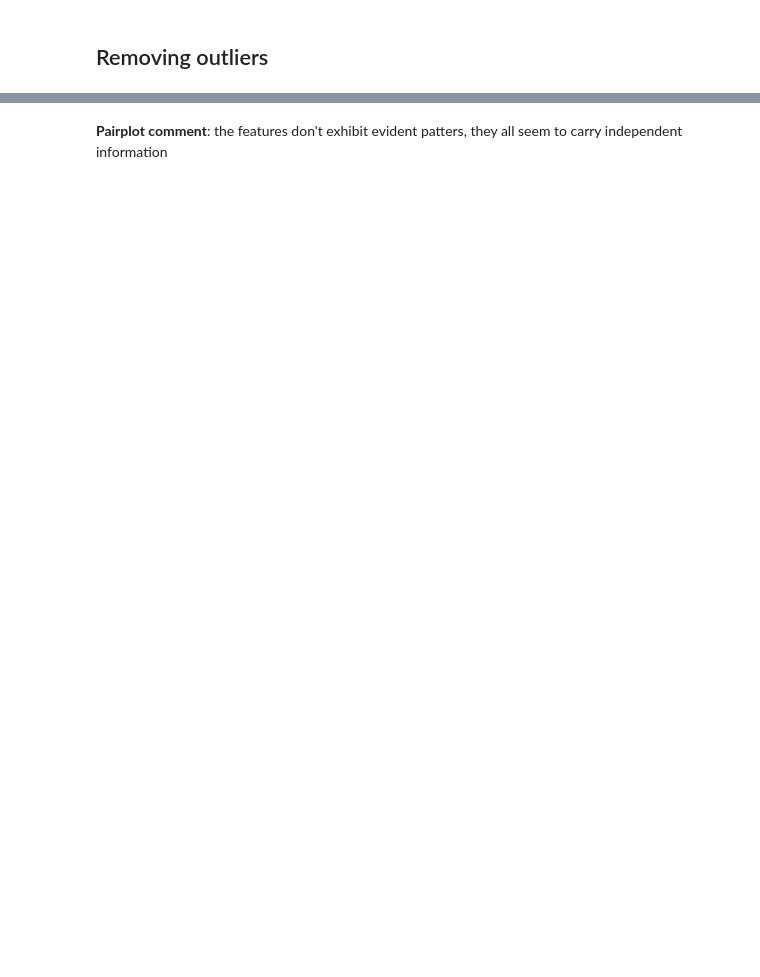
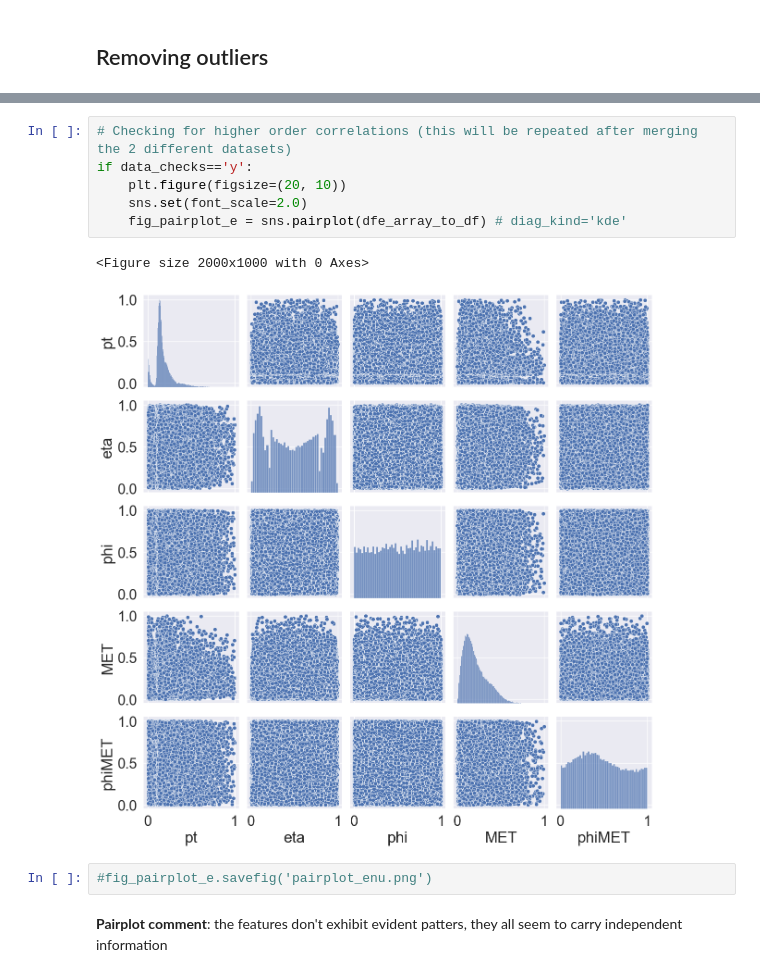
Before and after one commit to jlancione/thesis_notebooks, a Jupyter notebook: Wdecay.ipynb, the cells around one changed output, grey strips where cells are left out. Saved outputs shown, nothing was run; the diff lists cells and outputs as text; blank space fills up the shorter version.

```diff
--- a/Wdecay.ipynb
+++ b/Wdecay.ipynb
@@ -128,2 +114,13 @@ if data_checks=='y':
+# %%
+# Checking for higher order correlations (this will be repeated after merging the 2 different datasets)
+if data_checks=='y':
+    plt.figure(figsize=(20, 10))
+    sns.set(font_scale=2.0)
+    fig_pairplot_e = sns.pairplot(dfe_array_to_df) # diag_kind='kde'
+# %% [output]
+<Figure size 2000x1000 with 0 Axes>
+[figure, added]
+# %%
+#fig_pairplot_e.savefig('pairplot_enu.png')
 # %% [markdown]
 **Pairplot comment**: the features don't exhibit evident patters, they all seem to carry independent information
```
Also changed, not shown: parts of 60 cells of this notebook.
